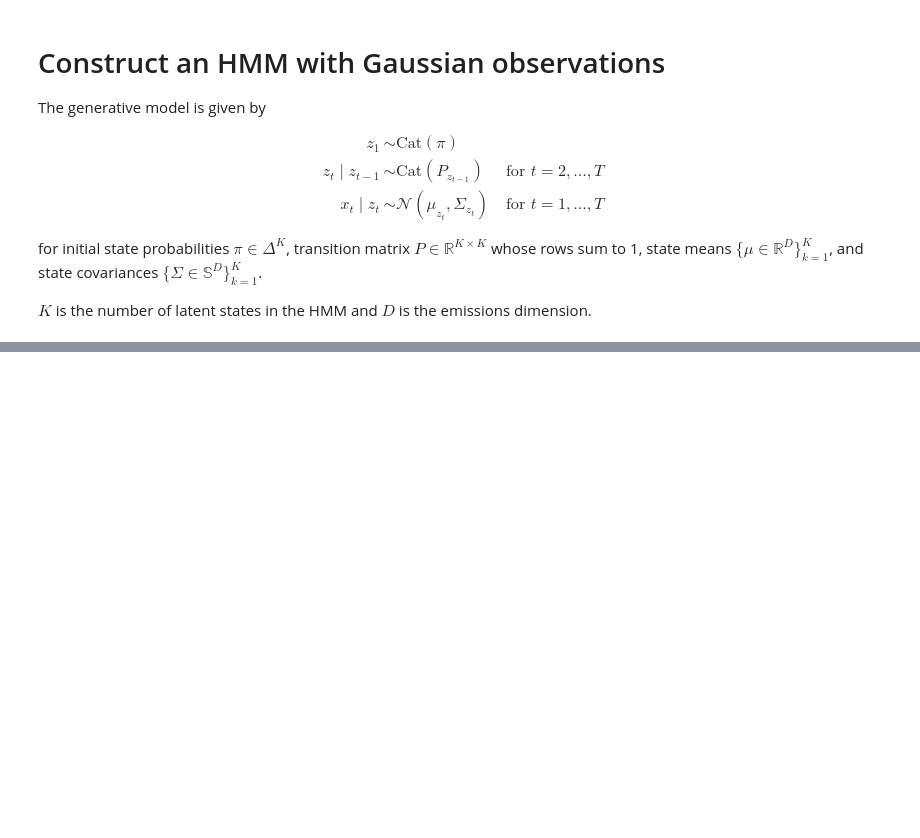
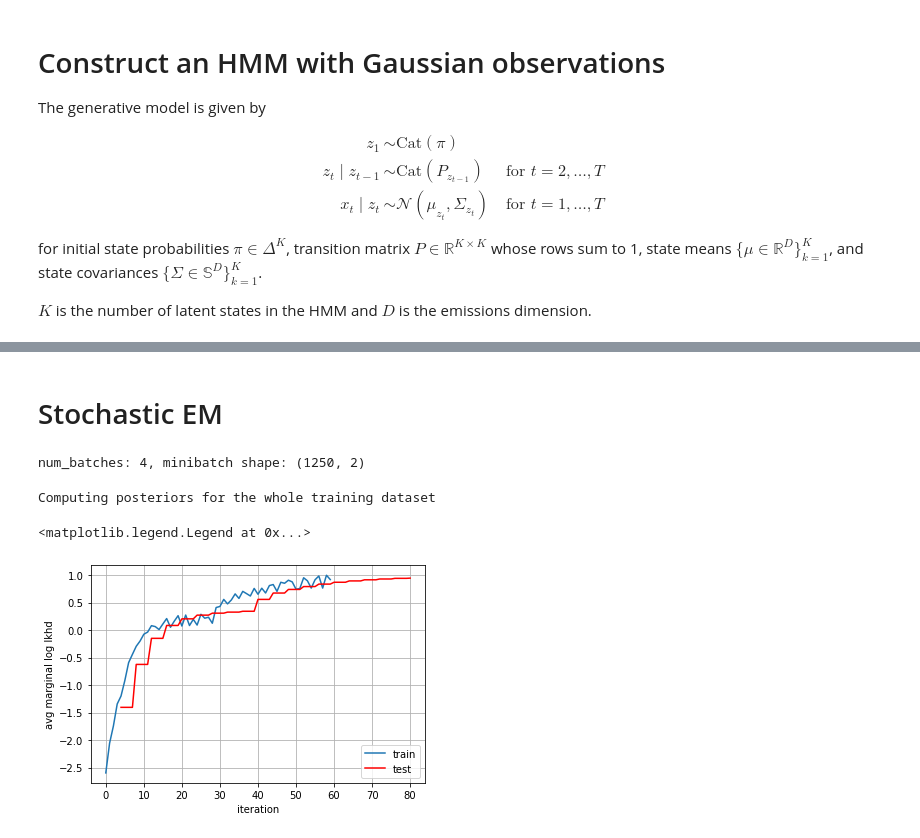
Before and after one commit to lindermanlab/scalable-gaussian-hmm, a Jupyter notebook: notebooks/01_sem.ipynb, the cells around one changed output, grey strips where cells are left out. Saved outputs shown, nothing was run; the diff lists cells and outputs as text; code cells hidden in the pictures; blank space fills up the shorter version.

Commit message:
added m_step_minibatch

```diff
--- a/notebooks/01_sem.ipynb
+++ b/notebooks/01_sem.ipynb
@@ -311,0 +317,2 @@ plt.tight_layout()
+# %% [markdown]
+# Stochastic EM
@@ -311,0 +449,29 @@ plt.tight_layout()
+# %%
+num_batches = 4
+batched_emissions = jnp.split(emissions, num_batches, axis=0)
+print(f'num_batches: {len(batched_emissions)}, minibatch shape: {batched_emissions[0].shape}')
+
+test_hmm = GaussianHMM.random_initialization(jr.PRNGKey(2), num_states, emission_dim)
+
+fitted_hmm, train_lls, vldtn_lls, posteriors, vldtn_posterior = \
+    hmm_stochastic_em(seed=jr.PRNGKey(3),
+                      train_dataset=batched_emissions[:-1],
+                      validation_dataset=batched_emissions[-1],
+                      hmm=test_hmm,
+                      num_epochs=20)
+# ------------------------------------------------------------------------------
+vldtn_lls = jnp.concatenate([jnp.array([jnp.nan]), vldtn_lls])
+vldtn_lls = jnp.concatenate([
+    jnp.repeat(vldtn_lls[:-1], len(batched_emissions)), jnp.array([vldtn_lls[-1] ] )])
+
+plt.plot(train_lls, label="train")
+plt.plot(vldtn_lls, '-r', label="test")
+plt.xlabel("iteration")
+plt.ylabel("avg marginal log lkhd")
+plt.grid(True)
+plt.legend(loc="lower right")
+# %% [output]
+num_batches: 4, minibatch shape: (1250, 2)
+Computing posteriors for the whole training dataset
+<matplotlib.legend.Legend at 0x...>
+[figure, added]
```
Also changed, not shown: parts of 14 cells of this notebook.
